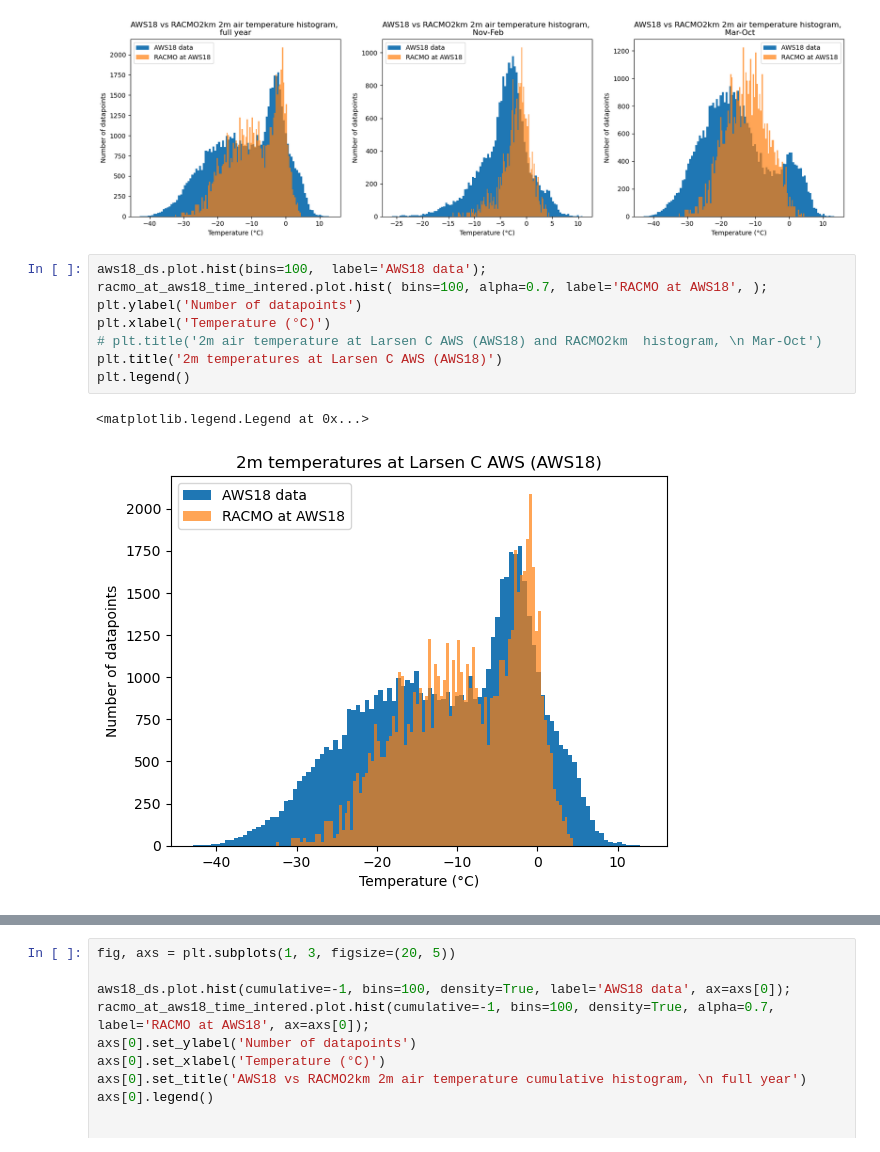
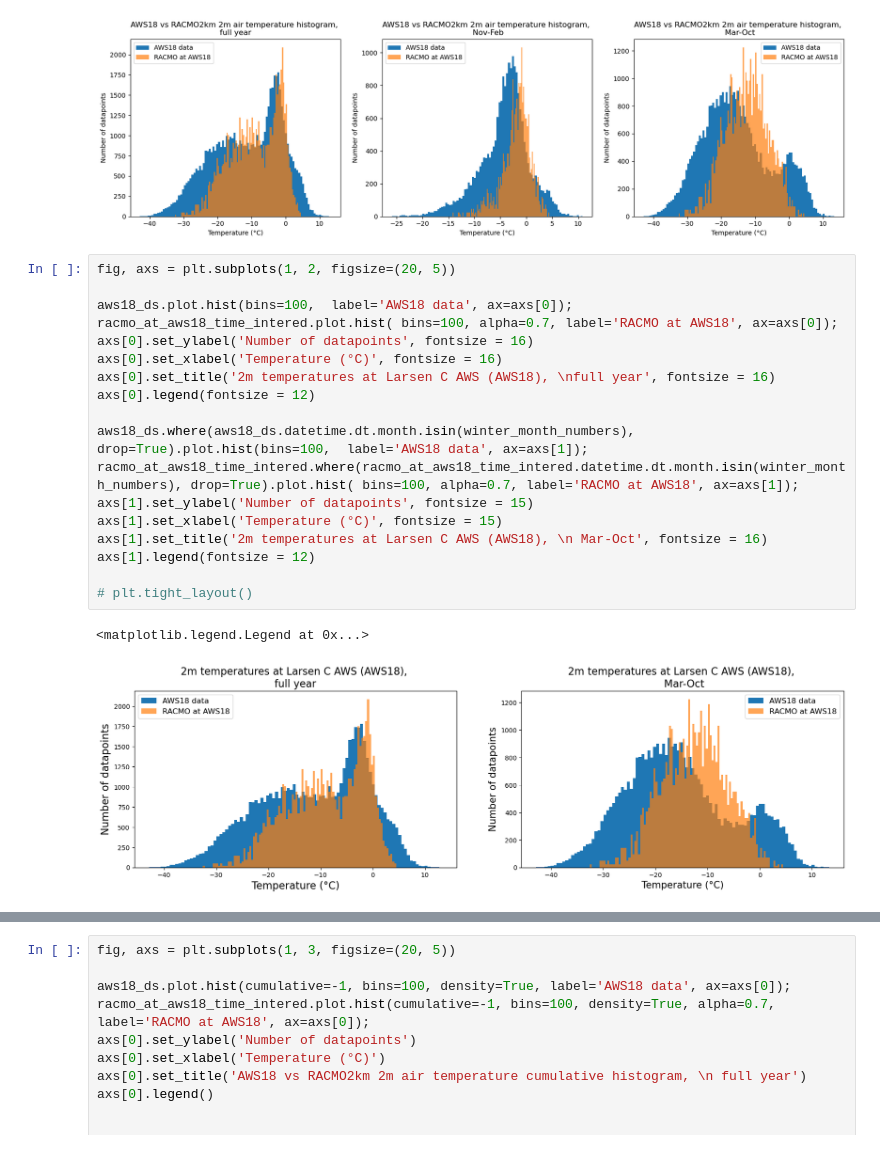
Before and after one commit to ldeo-glaciology/AntPen_NSF_NERC, a Jupyter notebook: code/aws/larsen_AWS_RACMO2km.ipynb, the cells around one changed output, grey strips where cells are left out. Cells and saved outputs as stored; diff of their text form.

Commit message:
update AWS racmo plotting NB

```diff
--- a/code/aws/larsen_AWS_RACMO2km.ipynb
+++ b/code/aws/larsen_AWS_RACMO2km.ipynb
@@ -596,13 +642,23 @@ axs[2].legend()
 <matplotlib.legend.Legend at 0x...>
 [figure]
 # %%
-aws18_ds.plot.hist(bins=100,  label='AWS18 data');
-racmo_at_aws18_time_intered.plot.hist( bins=100, alpha=0.7, label='RACMO at AWS18', );
-plt.ylabel('Number of datapoints')
-plt.xlabel('Temperature (°C)')
-# plt.title('2m air temperature at Larsen C AWS (AWS18) and RACMO2km  histogram, \n Mar-Oct')
-plt.title('2m temperatures at Larsen C AWS (AWS18)')
-plt.legend()
+fig, axs = plt.subplots(1, 2, figsize=(20, 5))
+
+aws18_ds.plot.hist(bins=100,  label='AWS18 data', ax=axs[0]);
+racmo_at_aws18_time_intered.plot.hist( bins=100, alpha=0.7, label='RACMO at AWS18', ax=axs[0]);
+axs[0].set_ylabel('Number of datapoints', fontsize = 16)
+axs[0].set_xlabel('Temperature (°C)', fontsize = 16)
+axs[0].set_title('2m temperatures at Larsen C AWS (AWS18), \nfull year', fontsize = 16)
+axs[0].legend(fontsize = 12)
+
+aws18_ds.where(aws18_ds.datetime.dt.month.isin(winter_month_numbers), drop=True).plot.hist(bins=100,  label='AWS18 data', ax=axs[1]);
+racmo_at_aws18_time_intered.where(racmo_at_aws18_time_intered.datetime.dt.month.isin(winter_month_numbers), drop=True).plot.hist( bins=100, alpha=0.7, label='RACMO at AWS18', ax=axs[1]);
+axs[1].set_ylabel('Number of datapoints', fontsize = 15)
+axs[1].set_xlabel('Temperature (°C)', fontsize = 15)
+axs[1].set_title('2m temperatures at Larsen C AWS (AWS18), \n Mar-Oct', fontsize = 16)
+axs[1].legend(fontsize = 12)
+
+# plt.tight_layout()
 # %% [output]
 <matplotlib.legend.Legend at 0x...>
-[figure, old version]
+[figure, new version]
```
Also changed, not shown: parts of 8 cells of this notebook.
